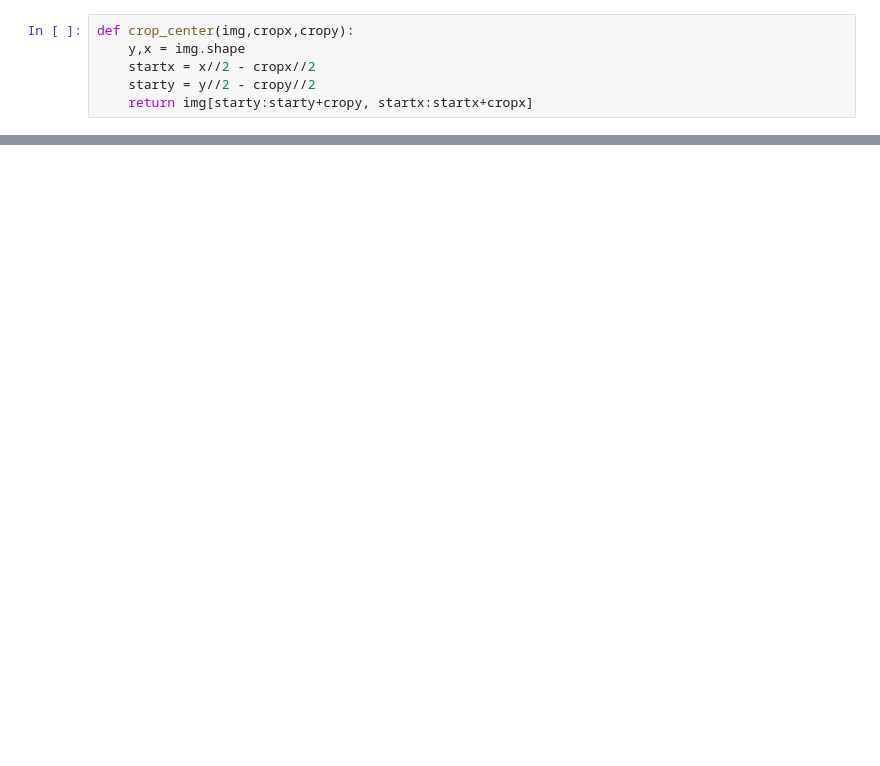
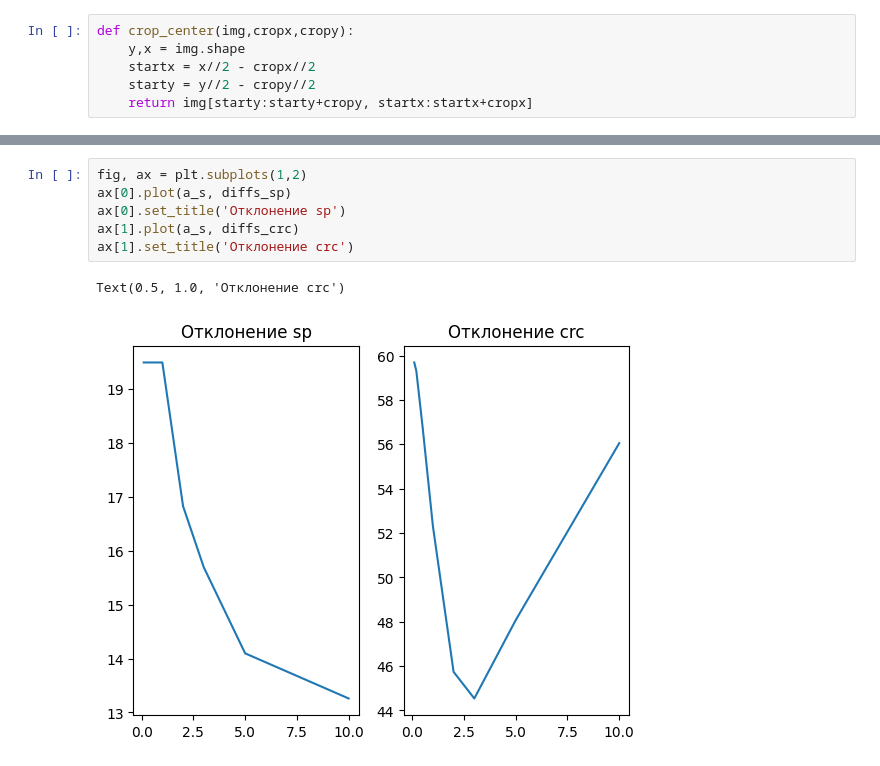
Before and after one commit to fisherj1/morph_analysis, a Jupyter notebook: HW7.ipynb, the cells around one changed output, grey strips where cells are left out. Saved outputs shown, nothing was run; the diff lists cells and outputs as text; blank space fills up the shorter version.

```diff
--- a/HW7.ipynb
+++ b/HW7.ipynb
@@ -145,0 +167,9 @@ plt.imshow(crc_morph_filtred, cmap='gray')
+# %%
+fig, ax = plt.subplots(1,2)
+ax[0].plot(a_s, diffs_sp)
+ax[0].set_title('Отклонение sp')
+ax[1].plot(a_s, diffs_crc)
+ax[1].set_title('Отклонение crc')
+# %% [output]
+Text(0.5, 1.0, 'Отклонение crc')
+[figure, added]
```
Also changed, not shown: parts of 17 cells of this notebook.
